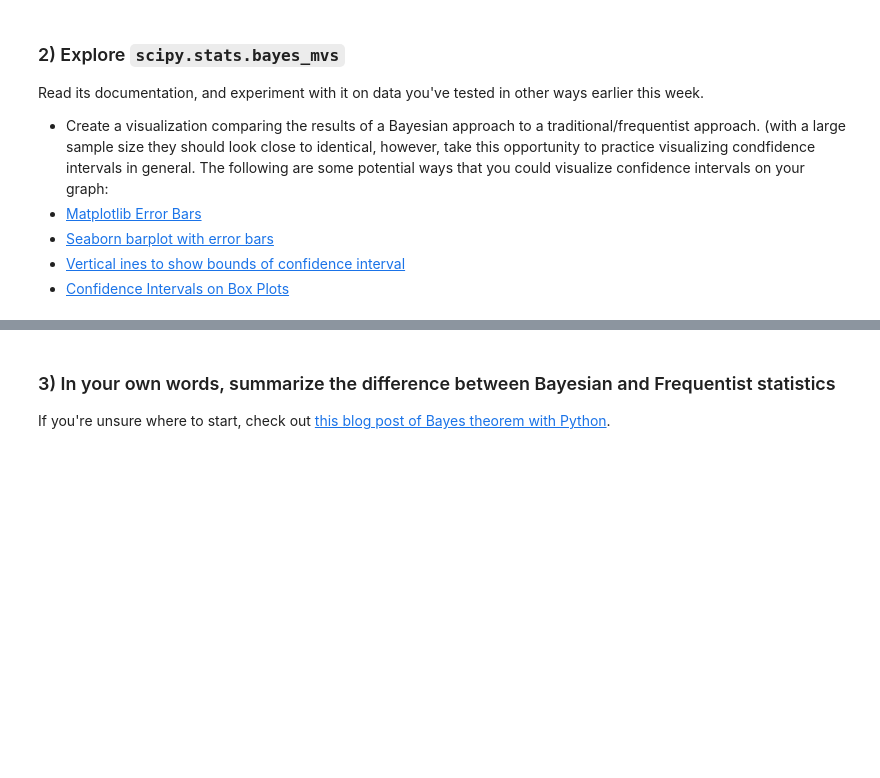
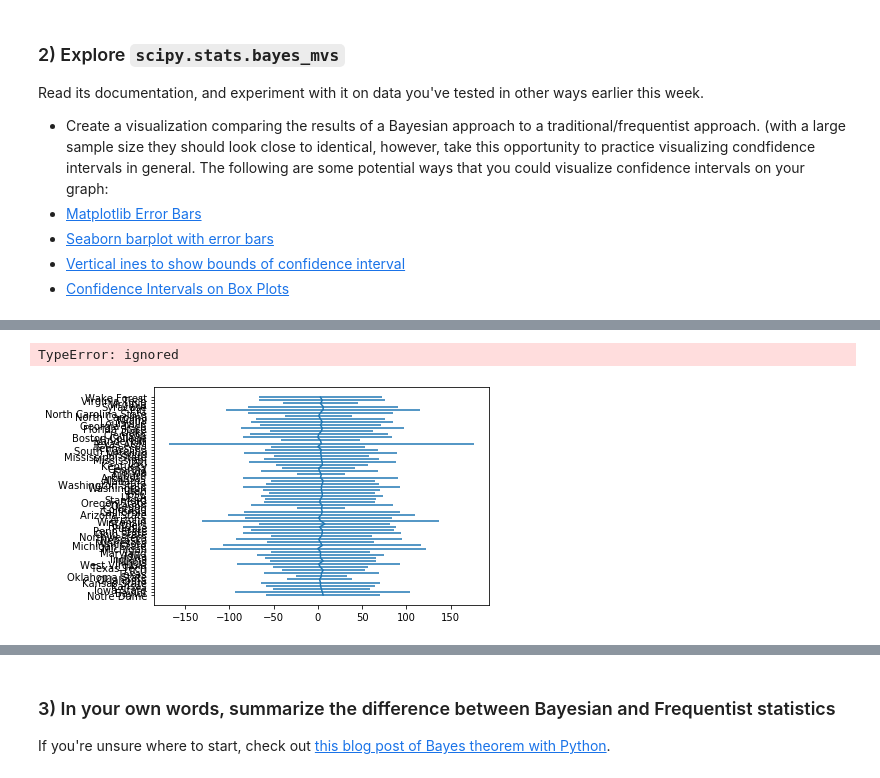
Before and after one commit to AaronReichert/DS-Unit-1-Sprint-2-Statistics, a Jupyter notebook: module3/LS_DS_123_Introduction_to_Bayesian_Inference_Assignment.ipynb, the cells around one changed output, grey strips where cells are left out. Saved outputs shown, nothing was run; the diff lists cells and outputs as text; code cells hidden in the pictures; blank space fills up the shorter version.

```diff
--- a/module3/LS_DS_123_Introduction_to_Bayesian_Inference_Assignment.ipynb
+++ b/module3/LS_DS_123_Introduction_to_Bayesian_Inference_Assignment.ipynb
@@ -97,0 +131,6 @@ import seaborn as sns
+# %%
+# wrong
+errorbar(songs['trope_count'],songs['school'],songs['bpm'],songs['sec_duration']);
+# %% [output]
+TypeError: ignored
+[figure, added]
```
Also changed, not shown: parts of 13 cells of this notebook.
